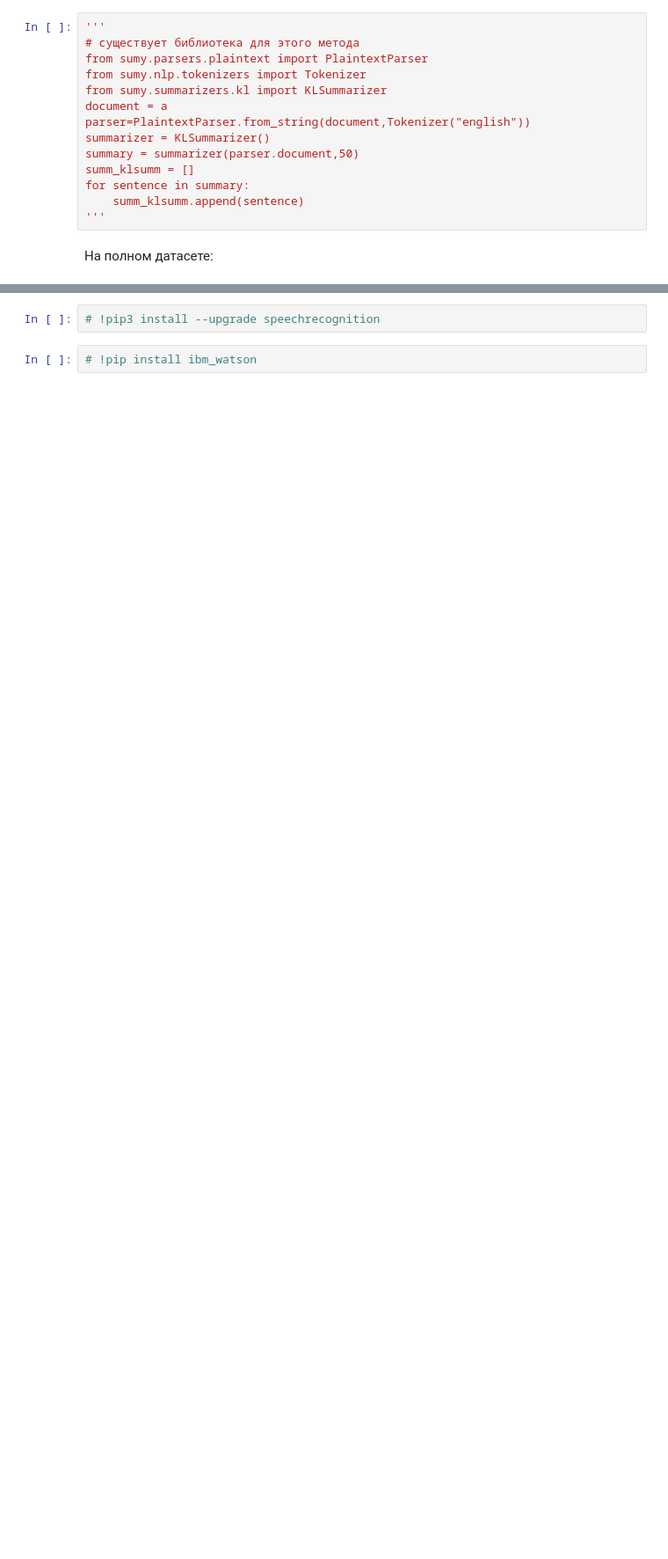
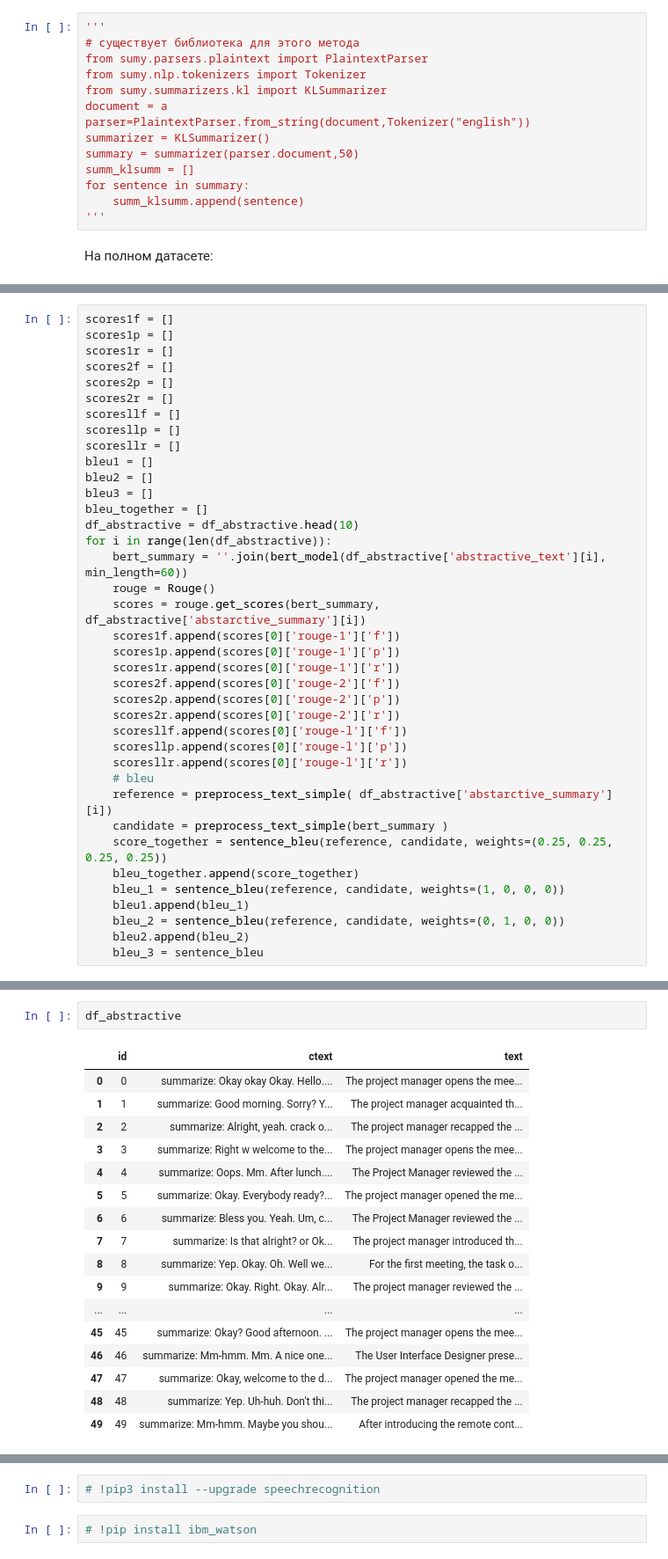
Before and after one commit to spakt26/-, a Jupyter notebook: Summarization_methods.ipynb, the cells around one changed output, grey strips where cells are left out. Shown at 88% size. Cells and saved outputs as stored; diff of their text form; blank space fills up the shorter version.

```diff
--- a/Summarization_methods.ipynb
+++ b/Summarization_methods.ipynb
@@ -1837,0 +1551,38 @@ transcript_sr= test_sr.read()
+# %%
+scores1f = []
+scores1p = []
+scores1r = []
+scores2f = []
+scores2p = []
+scores2r = []
+scoresllf = []
+scoresllp = []
+scoresllr = []
+bleu1 = []
+bleu2 = []
+bleu3 = []
+bleu_together = []
+df_abstractive = df_abstractive.head(10)
+for i in range(len(df_abstractive)):
+    bert_summary = ''.join(bert_model(df_abstractive['abstractive_text'][i], min_length=60))
+    rouge = Rouge()
+    scores = rouge.get_scores(bert_summary, df_abstractive['abstarctive_summary'][i])
+    scores1f.append(scores[0]['rouge-1']['f'])
+    scores1p.append(scores[0]['rouge-1']['p'])
+    scores1r.append(scores[0]['rouge-1']['r'])
+    scores2f.append(scores[0]['rouge-2']['f'])
+    scores2p.append(scores[0]['rouge-2']['p'])
+    scores2r.append(scores[0]['rouge-2']['r'])
+    scoresllf.append(scores[0]['rouge-l']['f'])
+    scoresllp.append(scores[0]['rouge-l']['p'])
+    scoresllr.append(scores[0]['rouge-l']['r'])
+    # bleu
+    reference = preprocess_text_simple( df_abstractive['abstarctive_summary'][i])
+    candidate = preprocess_text_simple(bert_summary )
+    score_together = sentence_bleu(reference, candidate, weights=(0.25, 0.25, 0.25, 0.25))
+    bleu_together.append(score_together)
+    bleu_1 = sentence_bleu(reference, candidate, weights=(1, 0, 0, 0))
+    bleu1.append(bleu_1)
+    bleu_2 = sentence_bleu(reference, candidate, weights=(0, 1, 0, 0))
+    bleu2.append(bleu_2)
+    bleu_3 = sentence_bleu
@@ -1837,0 +1989,20 @@ transcript_sr= test_sr.read()
+# %%
+df_abstractive
+# %% [output]
+|  | id | ctext | text |
+| 0 | 0 | summarize: Okay okay Okay. Hello.... | The project manager opens the mee... |
+| 1 | 1 | summarize: Good morning. Sorry? Y... | The project manager acquainted th... |
+| 2 | 2 | summarize: Alright, yeah. crack o... | The project manager recapped the ... |
+| 3 | 3 | summarize: Right w welcome to the... | The project manager opens the mee... |
+| 4 | 4 | summarize: Oops. Mm. After lunch.... | The Project Manager reviewed the ... |
+| 5 | 5 | summarize: Okay. Everybody ready?... | The project manager opened the me... |
+| 6 | 6 | summarize: Bless you. Yeah. Um, c... | The Project Manager reviewed the ... |
+| 7 | 7 | summarize: Is that alright? or Ok... | The project manager introduced th... |
+| 8 | 8 | summarize: Yep. Okay. Oh. Well we... | For the first meeting, the task o... |
+| 9 | 9 | summarize: Okay. Right. Okay. Alr... | The project manager reviewed the ... |
+| ... | ... | ... | ... |
+| 45 | 45 | summarize: Okay? Good afternoon. ... | The project manager opens the mee... |
+| 46 | 46 | summarize: Mm-hmm. Mm. A nice one... | The User Interface Designer prese... |
+| 47 | 47 | summarize: Okay, welcome to the d... | The project manager opened the me... |
+| 48 | 48 | summarize: Yep. Uh-huh. Don't thi... | The project manager recapped the ... |
+| 49 | 49 | summarize: Mm-hmm. Maybe you shou... | After introducing the remote cont... |
```
Also changed, not shown: parts of 259 cells of this notebook.
